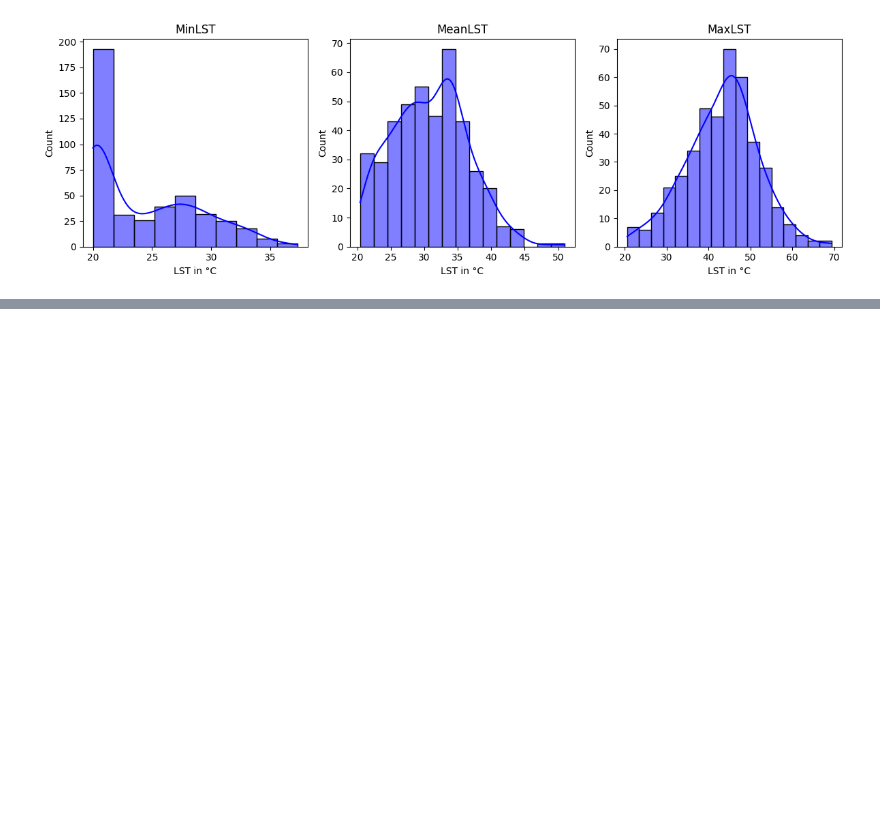
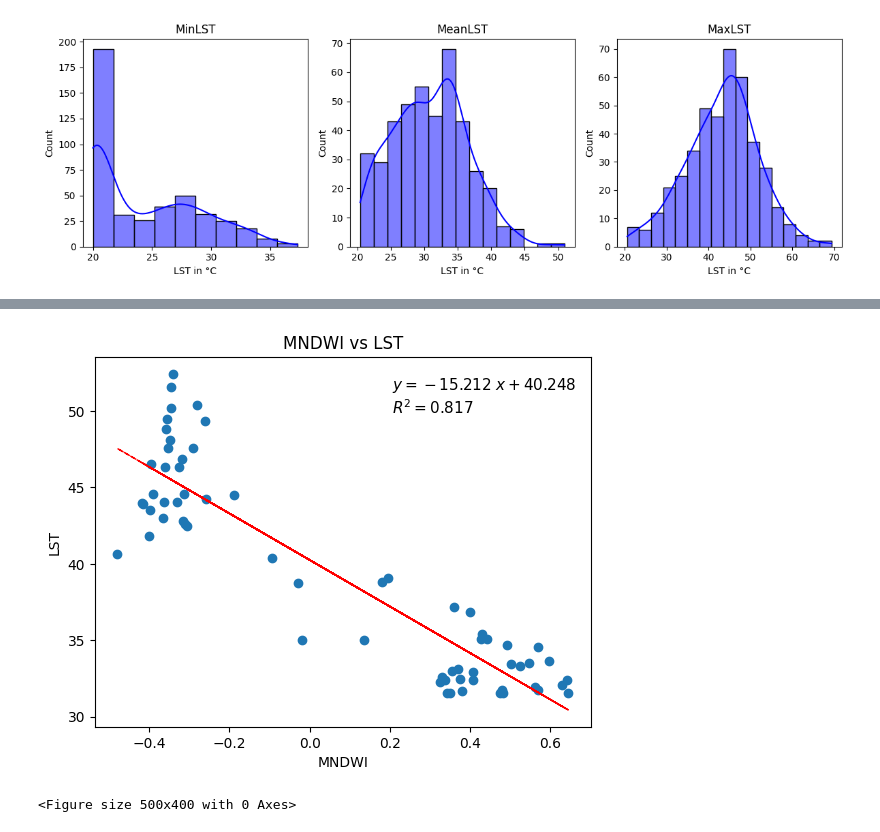
Before and after one commit to mohigeo33/lst_timeseries, a Jupyter notebook: Statistical_analysis.ipynb, the cells around one changed output, grey strips where cells are left out. Saved outputs shown, nothing was run; the diff lists cells and outputs as text; code cells hidden in the pictures; blank space fills up the shorter version.

```diff
--- a/Statistical_analysis.ipynb
+++ b/Statistical_analysis.ipynb
@@ -340,0 +592,4 @@ legend = alt.Chart(pd.DataFrame({
+# %%
+# creating a dataframe by removing the vegetation pixel to test LST vs MNDWI correlation
+dfmndwi = df3[(df3["NDVI"] < 0.2)]
+dfmndwi
@@ -340,0 +667,27 @@ legend = alt.Chart(pd.DataFrame({
+# %%
+# LST vs MNDWI (without the vegetation pixels)
+# Remove missing or invalid values from the data
+clean_data2 = dfmndwi.dropna(subset=['MNDWI', 'LST'])
+# clean_data = clean_data[(clean_data["NDVI"] >= 0.2)]
+
+x = clean_data2['MNDWI']
+y = clean_data2['LST']
+plt.scatter(x, y)
+
+z = np.polyfit(x, y, 1)
+p = np.poly1d(z)
+y_hat = np.poly1d(z)(x)
+
+plt.plot(x, y_hat, "r--", lw=1)
+text = f"$y={z[0]:0.3f}\;x{z[1]:+0.3f}$\n$R^2 = {r2_score(y,y_hat):0.3f}$"
+plt.gca().text(0.60, 0.95, text, transform=plt.gca().transAxes,
+     fontsize=11, verticalalignment='top')
+
+plt.title('MNDWI vs LST')
+plt.xlabel('MNDWI')
+plt.ylabel('LST')
+plt.figure(figsize=(5, 4))
+plt.show()
+# %% [output]
+[figure, added]
+<Figure size 500x400 with 0 Axes>
```
Also changed, not shown: parts of 61 cells of this notebook.
